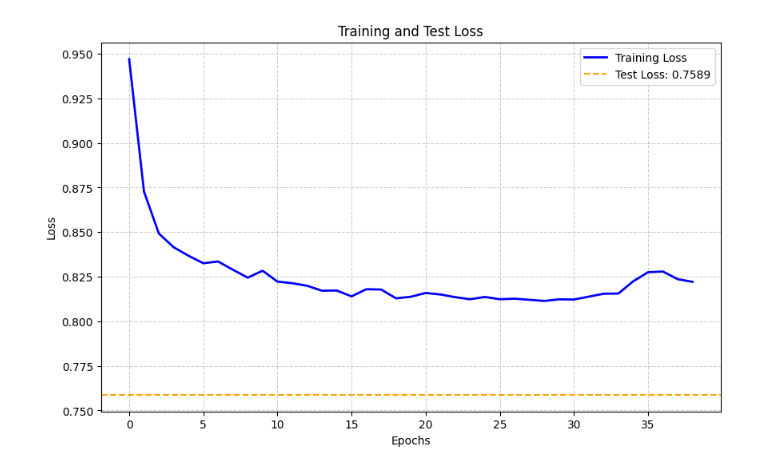
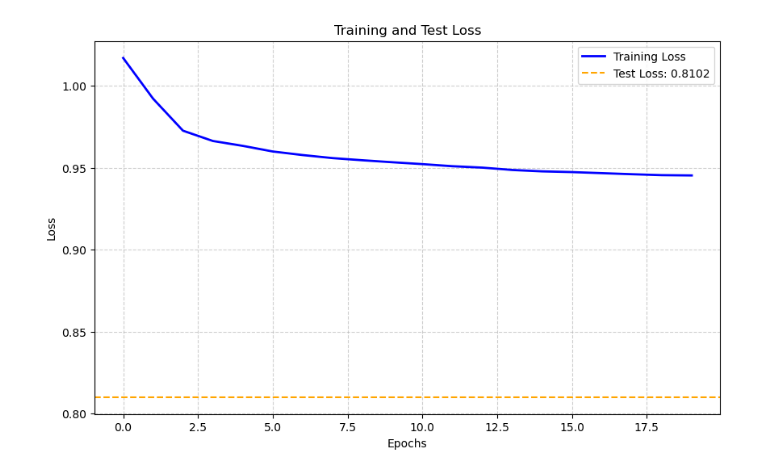
Before and after one commit to LyricLrs/Prediction-of-Individual-Household-Electric-Power-Consumption, a Jupyter notebook: lstm-small.ipynb, the cells around one changed output. Drawn from its saved outputs; the diff is of its cells as text; code cells hidden in the pictures.

```diff
--- a/lstm-small.ipynb
+++ b/lstm-small.ipynb
@@ -17,5 +18,5 @@ from keras.callbacks import EarlyStopping
 # %%
-df =  pd.read_csv('/kaggle/input/energy/2yrs_data.csv')
+df =  pd.read_csv('2yrs_data.csv')
 # %%
 data = df.copy()
 data['Datetime'] = pd.to_datetime(data['Date'] + ' ' + data['Time'])
@@ -28,6 +29,11 @@ data['Datetime'] = pd.to_datetime(data['Date'] + ' ' + data['Time'])
 # scaler = MinMaxScaler(feature_range=(0, 1))
 # data_scaled = scaler.fit_transform(hourly_data['Hourly_Sum'].values.reshape(-1, 1))
 
+df['Date'] = pd.to_datetime(df['Date'])
+df['is_weekend'] = df['Date'].dt.weekday.isin([5, 6]).astype(int)
+
+fr_holidays = holidays.France(years=range(2006, 2010))
+df['is_holiday'] = df['Date'].isin(fr_holidays).astype(int)
 
 df['Hour'] = pd.to_datetime(df['Time'], format='%H:%M:%S').dt.hour
 df['Minute'] = pd.to_datetime(df['Time'], format='%H:%M:%S').dt.minute
@@ -132,0 +88,32 @@ Test size: 3578
+# %%
+# Parameters
+N_STEPS_IN = 2
+N_STEPS_OUT = 5
+N_EPOCHS = 20
+BATCH_SIZE = 16
+
+train_size = int(len(df) * 0.8)  # 80% for training
+train = df.iloc[:train_size]
+test = df.iloc[train_size:]
+
+# Function to create sequences
+def create_sequences(data, n_steps_in, n_steps_out):
+    X, y = [], []
+    for i in range(len(data) - n_steps_in - n_steps_out + 1):
+        X.append(data[i:i + n_steps_in])
+        y.append(data[i + n_steps_in:i + n_steps_in + n_steps_out])
+    return np.array(X), np.array(y)
+
+# Prepare sequences for training
+train_values = train['hourly_active_power'].values  # Get values as a NumPy array
+X_train, y_train = create_sequences(train_values, N_STEPS_IN, N_STEPS_OUT)
+
+test_values = test['hourly_active_power'].values
+X_test, y_test = create_sequences(test_values, N_STEPS_IN, N_STEPS_OUT)
+X_train = X_train.reshape((X_train.shape[0], X_train.shape[1], 1))  # 1 feature
+X_test = X_test.reshape((X_test.shape[0], X_test.shape[1], 1))
+
+print(f"X_train shape: {X_train.shape}")
+print(f"y_train shape: {y_train.shape}")
+print(f"X_test shape: {X_test.shape}")
+print(f"y_test shape: {y_test.shape}")
@@ -221,20 +190,17 @@ Test RMSE: 0.87112
 # %%
-# Extract training loss
 loss = history.history['loss']
-
-# Evaluate test loss
-test_loss, _ = model.evaluate(time_series_dataset.test, verbose=0)
+test_loss = model.evaluate(X_test, y_test, verbose=0)[0]
 
 # Plot training loss and test loss
 plt.figure(figsize=(10, 6))
 plt.plot(loss, label='Training Loss', color='blue', linewidth=2)
 plt.axhline(y=test_loss, color='orange', linestyle='--', label=f'Test Loss: {test_loss:.4f}')
 plt.title('Training and Test Loss')
 plt.xlabel('Epochs')
 plt.ylabel('Loss')
 plt.legend()
 plt.grid(True, linestyle='--', alpha=0.6)
 plt.show()
 # %% [output]
-[figure, old version]
+[figure, new version]
 # %%
```
Also changed, not shown: parts of 24 cells of this notebook, 1 other file.
